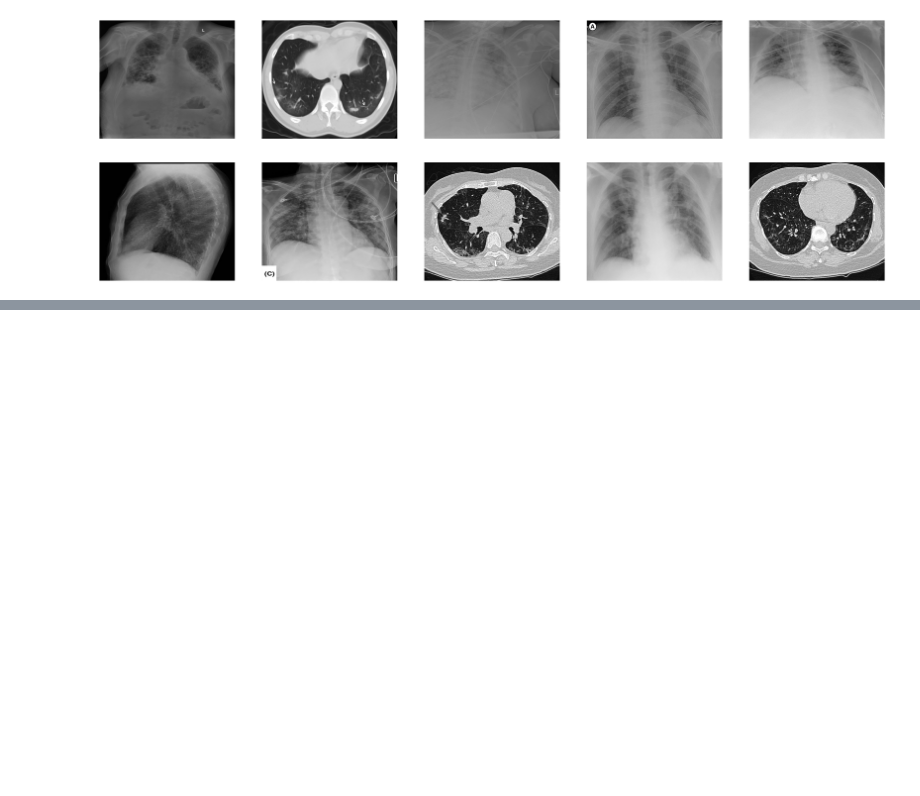
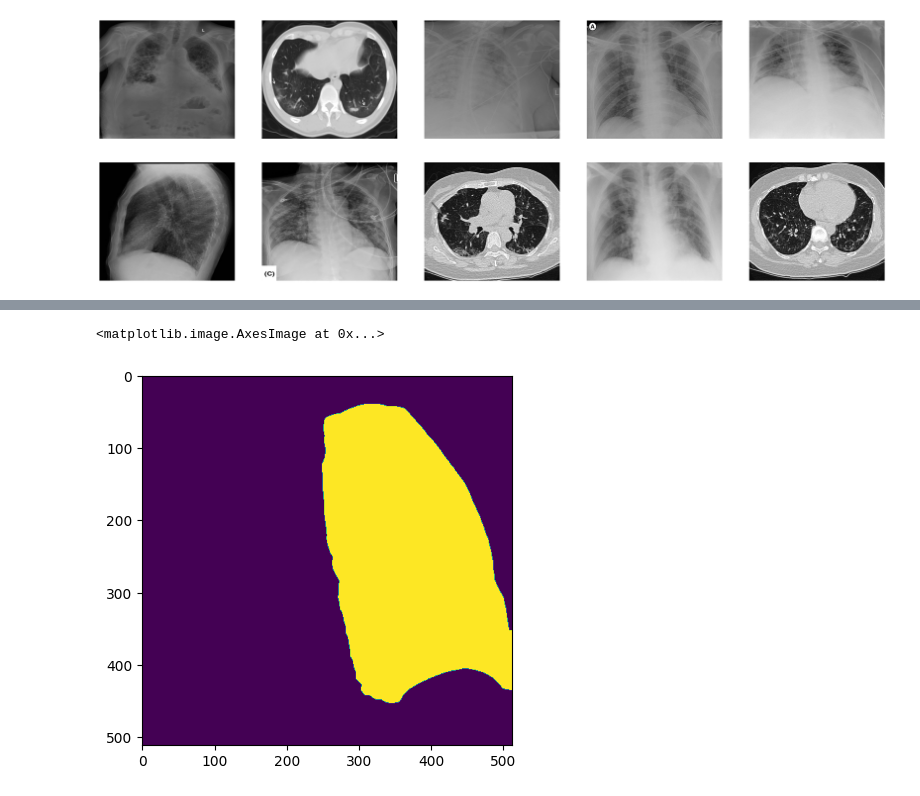
Before and after one commit to gauravsharans/202_Finals, a Jupyter notebook: lung_segmentation.ipynb, the cells around one changed output, grey strips where cells are left out. Saved outputs shown, nothing was run; the diff lists cells and outputs as text; code cells hidden in the pictures; blank space fills up the shorter version.

```diff
--- a/lung_segmentation.ipynb
+++ b/lung_segmentation.ipynb
@@ -141,0 +191,6 @@ plt.tight_layout()
+# %%
+# right lung
+plt.imshow(img_pred[1][0, 4])
+# %% [output]
+<matplotlib.image.AxesImage at 0x...>
+[figure, added]
```
Also changed, not shown: parts of 10 cells of this notebook.
